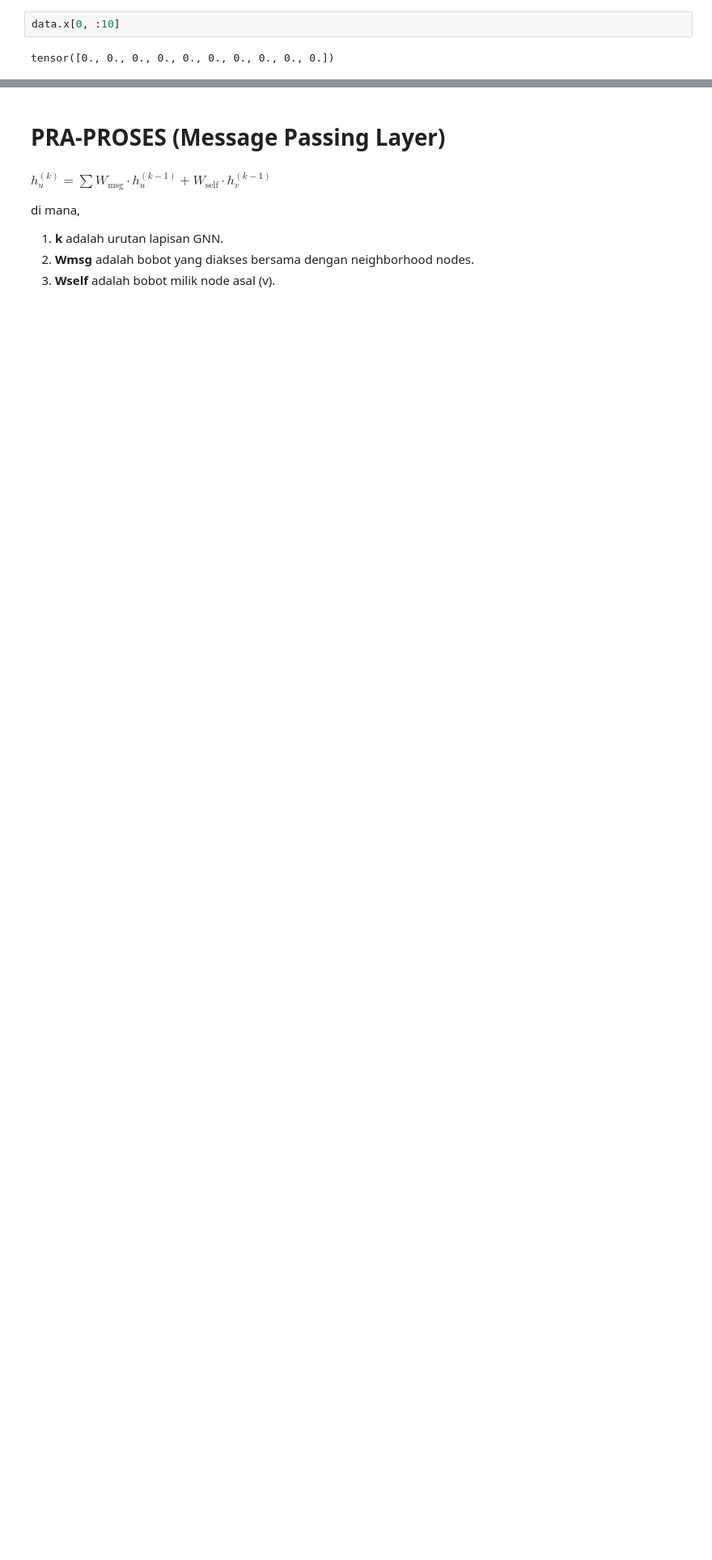
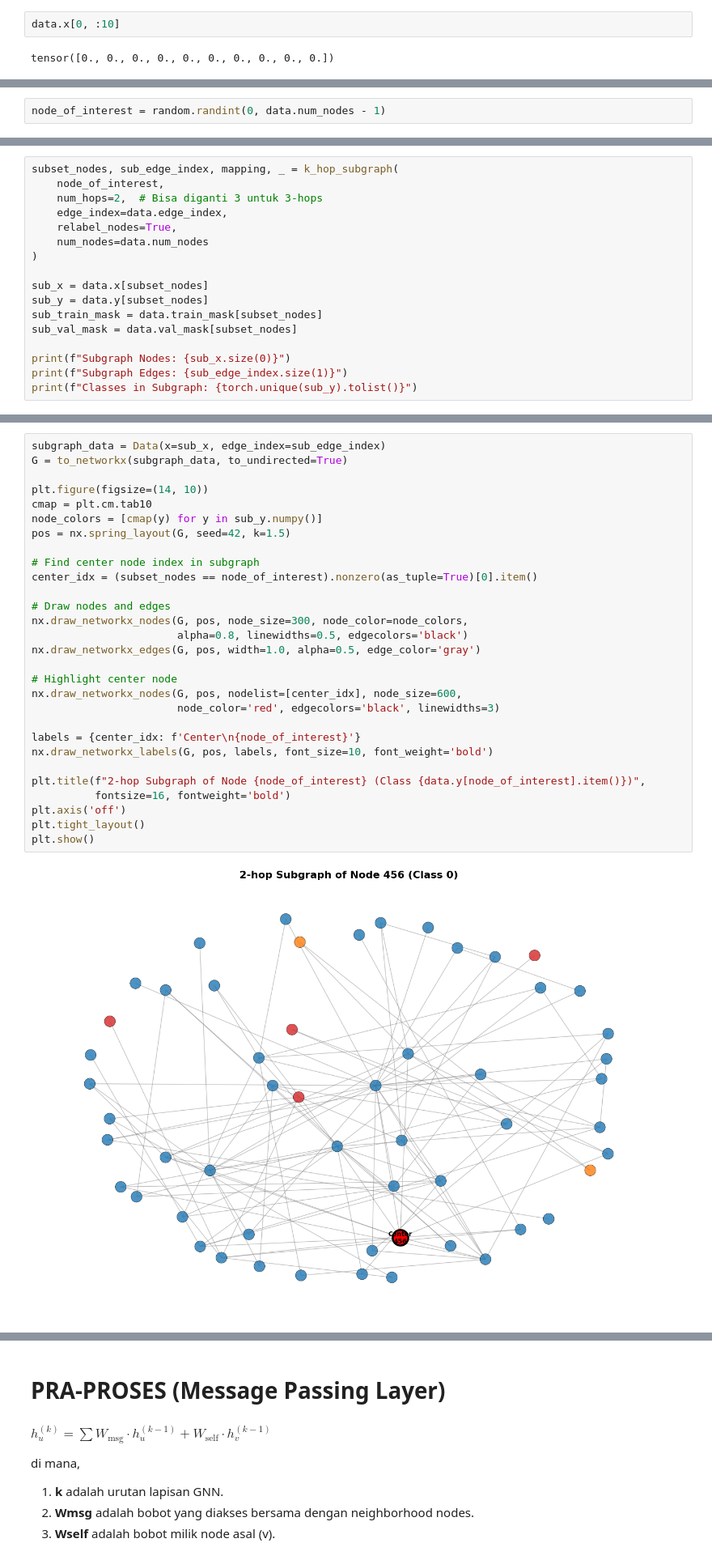
Before and after one commit to alivianay/graph-finals-gnn-messagepassing, a Jupyter notebook: notebooks/main_notebook.ipynb, the cells around one changed output, grey strips where cells are left out. Shown at 81% size. Cells and saved outputs as stored; diff of their text form; blank space fills up the shorter version.

```diff
--- a/notebooks/main_notebook.ipynb
+++ b/notebooks/main_notebook.ipynb
@@ -165,0 +144,2 @@ tensor([0., 0., 0., 0., 0., 0., 0., 0., 0., 0.])
+# %%
+node_of_interest = random.randint(0, data.num_nodes - 1)
@@ -165,0 +150,17 @@ tensor([0., 0., 0., 0., 0., 0., 0., 0., 0., 0.])
+# %%
+subset_nodes, sub_edge_index, mapping, _ = k_hop_subgraph(
+    node_of_interest,
+    num_hops=2,  # Bisa diganti 3 untuk 3-hops
+    edge_index=data.edge_index,
+    relabel_nodes=True,
+    num_nodes=data.num_nodes
+)
+
+sub_x = data.x[subset_nodes]
+sub_y = data.y[subset_nodes]
+sub_train_mask = data.train_mask[subset_nodes]
+sub_val_mask = data.val_mask[subset_nodes]
+
+print(f"Subgraph Nodes: {sub_x.size(0)}")
+print(f"Subgraph Edges: {sub_edge_index.size(1)}")
+print(f"Classes in Subgraph: {torch.unique(sub_y).tolist()}")
@@ -165,0 +173,31 @@ tensor([0., 0., 0., 0., 0., 0., 0., 0., 0., 0.])
+# %%
+subgraph_data = Data(x=sub_x, edge_index=sub_edge_index)
+G = to_networkx(subgraph_data, to_undirected=True)
+
+plt.figure(figsize=(14, 10))
+cmap = plt.cm.tab10
+node_colors = [cmap(y) for y in sub_y.numpy()]
+pos = nx.spring_layout(G, seed=42, k=1.5)
+
+# Find center node index in subgraph
+center_idx = (subset_nodes == node_of_interest).nonzero(as_tuple=True)[0].item()
+
+# Draw nodes and edges
+nx.draw_networkx_nodes(G, pos, node_size=300, node_color=node_colors,
+                       alpha=0.8, linewidths=0.5, edgecolors='black')
+nx.draw_networkx_edges(G, pos, width=1.0, alpha=0.5, edge_color='gray')
+
+# Highlight center node
+nx.draw_networkx_nodes(G, pos, nodelist=[center_idx], node_size=600,
+                       node_color='red', edgecolors='black', linewidths=3)
+
+labels = {center_idx: f'Center\n{node_of_interest}'}
+nx.draw_networkx_labels(G, pos, labels, font_size=10, font_weight='bold')
+
+plt.title(f"2-hop Subgraph of Node {node_of_interest} (Class {data.y[node_of_interest].item()})",
+          fontsize=16, fontweight='bold')
+plt.axis('off')
+plt.tight_layout()
+plt.show()
+# %% [output]
+[figure, added]
```
Also changed, not shown: parts of 102 cells of this notebook.
